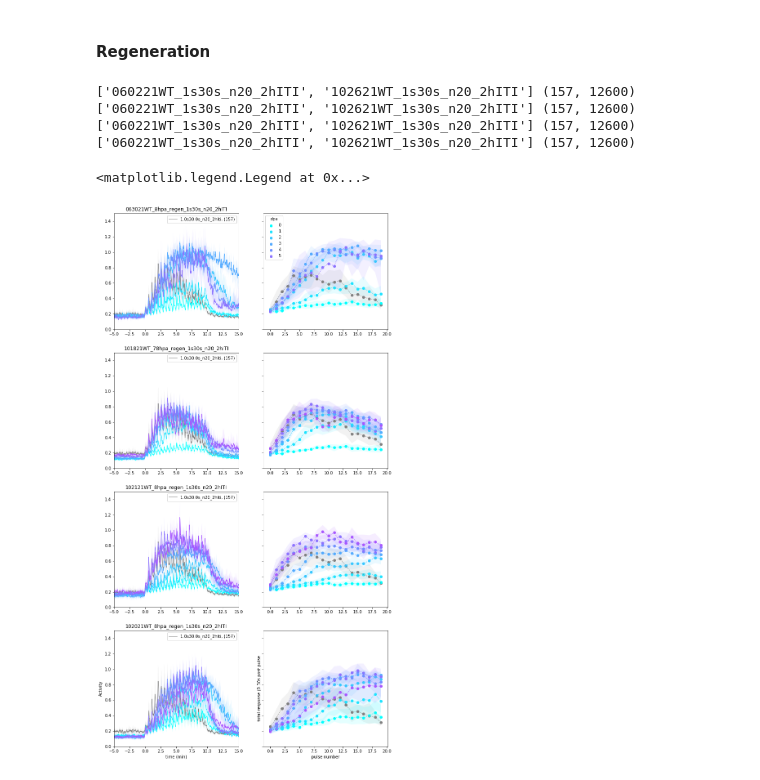
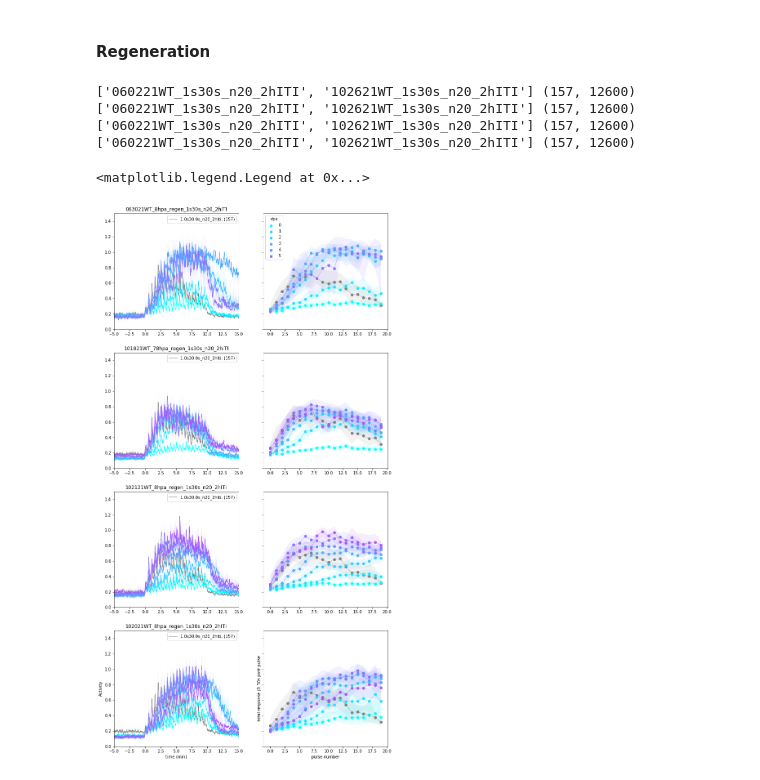
Before and after one commit to samuelbray32/behavior-lite, a Jupyter notebook: pulseTrain.ipynb, the cells around one changed output. Cells and saved outputs as stored; diff of their text form; code cells hidden in the pictures.

```diff
--- a/pulseTrain.ipynb
+++ b/pulseTrain.ipynb
@@ -48,12 +60,12 @@ fig,ax = pulseTrain_WT(pulse=pulse,isi=isi,n_boot=1e2,norm_time=0,trial_rng=(0,2
 #### Regeneration
 # %%
 from tools.results import pulseTrain_trialDependent
-fig, ax = pulseTrain_trialDependent(interest=['regen'],n_boot=1e2,pool=11,integrate=30)
+fig, ax = pulseTrain_trialDependent(interest=['regen'],n_boot=1e1,pool=11,integrate=30)
 ax[0,1].legend(title='dpa')
 # %% [output]
 ['060221WT_1s30s_n20_2hITI', '102621WT_1s30s_n20_2hITI'] (157, 12600)
 ['060221WT_1s30s_n20_2hITI', '102621WT_1s30s_n20_2hITI'] (157, 12600)
 ['060221WT_1s30s_n20_2hITI', '102621WT_1s30s_n20_2hITI'] (157, 12600)
 ['060221WT_1s30s_n20_2hITI', '102621WT_1s30s_n20_2hITI'] (157, 12600)
 <matplotlib.legend.Legend at 0x...>
-[figure, old version]
+[figure, new version]
```
Also changed, not shown: parts of 5 cells of this notebook, 1 other file.
